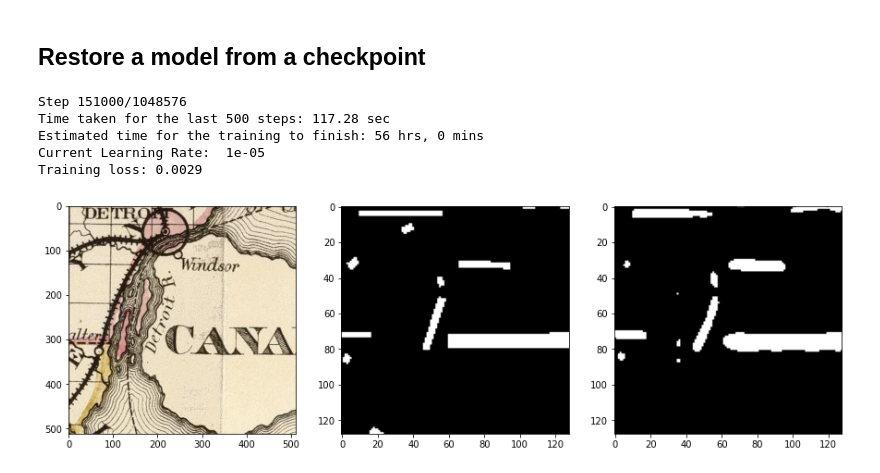
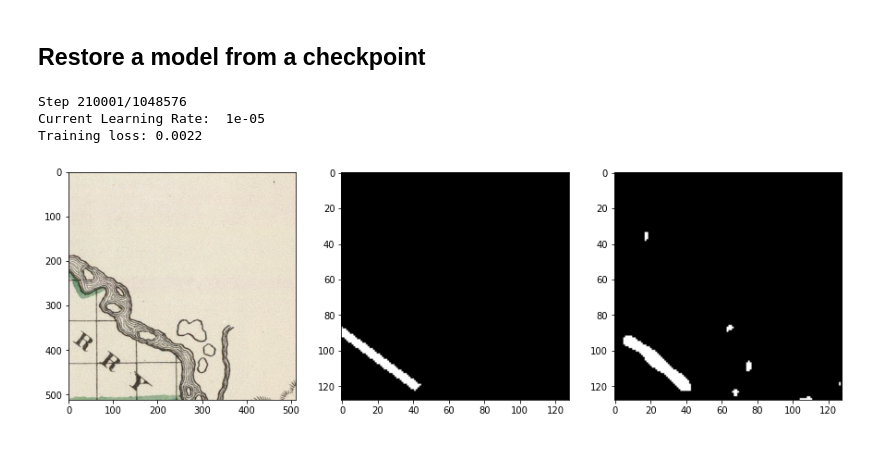
Before and after one commit to gerasimos-matidis/MapTD_TF2, a Jupyter notebook: train_v2.ipynb, the cells around one changed output. Saved outputs shown, nothing was run; the diff lists cells and outputs as text; code cells hidden in the pictures.

```diff
--- a/train_v2.ipynb
+++ b/train_v2.ipynb
@@ -84,7 +84,7 @@ def fit(model, train_dataset, test_dataset, summary_writer,
         if step % 500 == 0:
             display.clear_output(wait=True)
 
-            print(f'Step {step}/{total_steps}')
+            print(f'Step {step + 1}/{total_steps}')
 
             if step != 0 and step != enumerate_from:
                 print(f'Time taken for the last 500 steps: '
@@ -97,7 +97,7 @@ def fit(model, train_dataset, test_dataset, summary_writer,
 
             print('Current Learning Rate: ', opt.lr(step).numpy())
             print(f'Training loss: {training_loss:.4f}')
-            example_tile, example_score_map, _, _ = next(iter(test_ds.take(1)))
+            example_tile, example_score_map, _, _ = next(iter(test_dataset.take(1)))
             example_pred_score_map, _ = maptd(example_tile, training=True)
             show_score_map(example_tile,
                            example_score_map,
@@ -169,17 +169,15 @@ conf_file_dir = 'D:/Gerasimos/Toponym_Recognition/MapTD_General/MapTD_TF2/data/c
 log_dir = os.path.join(conf_file_dir, 'logs')
 sum_writer = tf.summary.create_file_writer(os.path.join(log_dir, datetime.datetime.now().strftime("%Y%m%d-%H%M%S")))
 # %%
-stepnumber_to_start_from = 90000 # Because, this time, the latest ckpt is the one with number 9, i.e. 9*10000=90000 steps have ran already
+stepnumber_to_start_from = 210000 # Because, this time, the latest ckpt is the one with number 15, i.e. 15*10000=150000 steps have ran already
 
 # Continue on train the model
 fit(maptd, train_ds, test_ds, sum_writer, enumerate_from=stepnumber_to_start_from)
 # %% [output]
-Step 151000/1048576
-Time taken for the last 500 steps: 117.28 sec
-Estimated time for the training to finish: 56 hrs, 0 mins
+Step 210001/1048576
 Current Learning Rate:  1e-05
-Training loss: 0.0029
+Training loss: 0.0022
-[figure, old version]
+[figure, new version]
 # %%
 modelpath = os.path.join(conf_file_dir, 'saved_model')
 maptd_model.save(modelpath)
```
